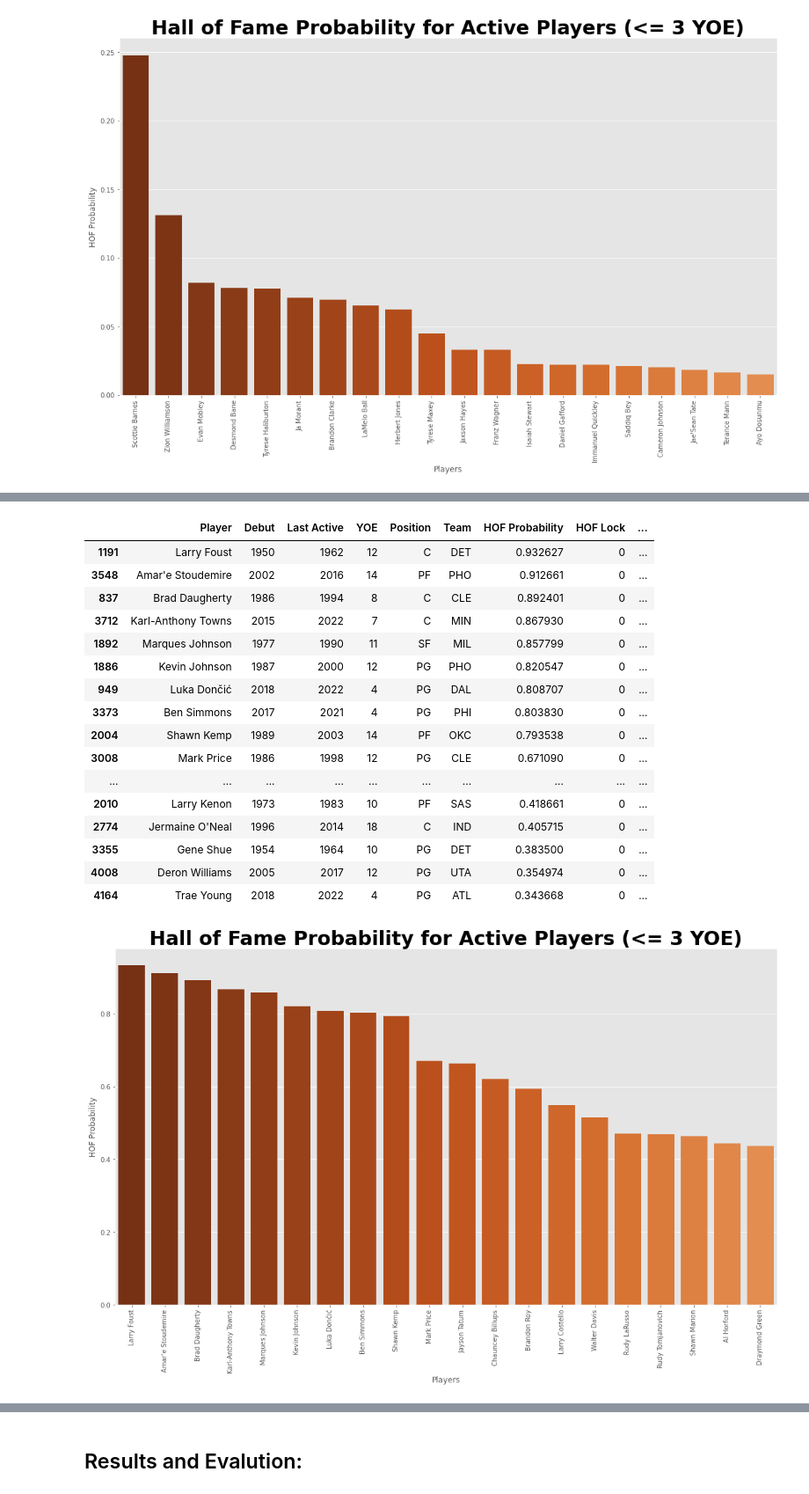
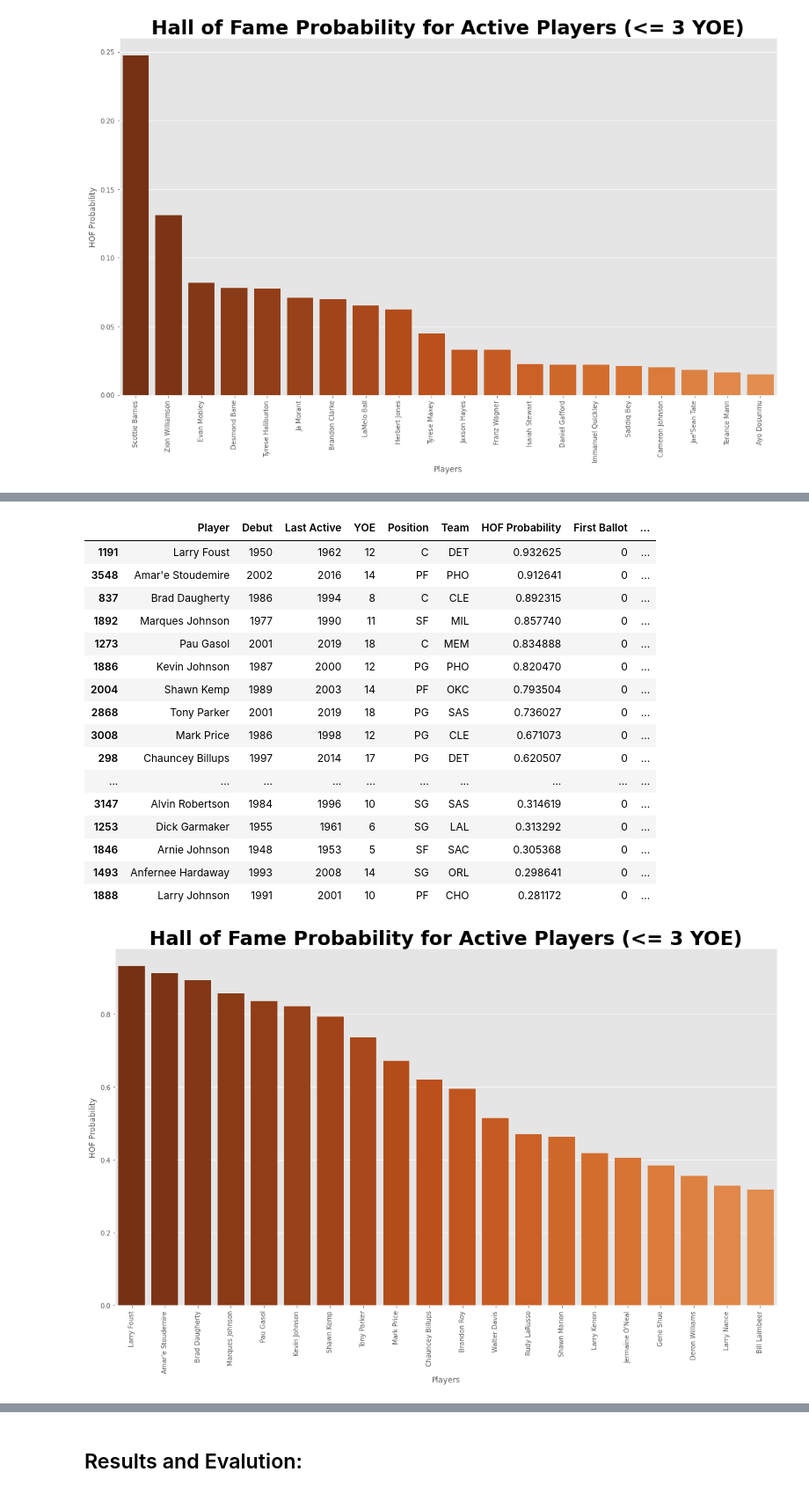
Before and after one commit to ctoeun/nba-hof-predictor, a Jupyter notebook: hof-analysis-predictions.ipynb, the cells around one changed output, grey strips where cells are left out. Shown at 88% size. Drawn from its saved outputs; the diff is of its cells as text; code cells hidden in the pictures.

```diff
--- a/hof-analysis-predictions.ipynb
+++ b/hof-analysis-predictions.ipynb
@@ -931,38 +910,44 @@ display(nba_players_hof_prob[show_columns].head(50))
 # %%
 # check for retired players who aren't predicted to be hof locks (first ballot), but soon to be hofs
-display(nba_players_hof_prob[show_columns][nba_players_hof_prob['HOF Lock'] == 0].head(25))
+display(nba_players_hof_prob[show_columns][(nba_players_hof_prob['First Ballot'] == 0) &
+                                          (nba_players_hof_prob['Hall of Fame'] == 0) &
+                                          (nba_players_hof_prob['Retired'] == 1)].head(25))
 # %% [output]
-|  | Player | Debut | Last Active | YOE | Position | Team | HOF Probability | HOF Lock | ... |
-| 1191 | Larry Foust | 1950 | 1962 | 12 | C | DET | 0.932627 | 0 | ... |
-| 3548 | Amar'e Stoudemire | 2002 | 2016 | 14 | PF | PHO | 0.912661 | 0 | ... |
-| 837 | Brad Daugherty | 1986 | 1994 | 8 | C | CLE | 0.892401 | 0 | ... |
-| 3712 | Karl-Anthony Towns | 2015 | 2022 | 7 | C | MIN | 0.867930 | 0 | ... |
-| 1892 | Marques Johnson | 1977 | 1990 | 11 | SF | MIL | 0.857799 | 0 | ... |
-| 1886 | Kevin Johnson | 1987 | 2000 | 12 | PG | PHO | 0.820547 | 0 | ... |
-| 949 | Luka Dončić | 2018 | 2022 | 4 | PG | DAL | 0.808707 | 0 | ... |
-| 3373 | Ben Simmons | 2017 | 2021 | 4 | PG | PHI | 0.803830 | 0 | ... |
-| 2004 | Shawn Kemp | 1989 | 2003 | 14 | PF | OKC | 0.793538 | 0 | ... |
-| 3008 | Mark Price | 1986 | 1998 | 12 | PG | CLE | 0.671090 | 0 | ... |
+|  | Player | Debut | Last Active | YOE | Position | Team | HOF Probability | First Ballot | ... |
+| 1191 | Larry Foust | 1950 | 1962 | 12 | C | DET | 0.932625 | 0 | ... |
+| 3548 | Amar'e Stoudemire | 2002 | 2016 | 14 | PF | PHO | 0.912641 | 0 | ... |
+| 837 | Brad Daugherty | 1986 | 1994 | 8 | C | CLE | 0.892315 | 0 | ... |
+| 1892 | Marques Johnson | 1977 | 1990 | 11 | SF | MIL | 0.857740 | 0 | ... |
+| 1273 | Pau Gasol | 2001 | 2019 | 18 | C | MEM | 0.834888 | 0 | ... |
+| 1886 | Kevin Johnson | 1987 | 2000 | 12 | PG | PHO | 0.820470 | 0 | ... |
+| 2004 | Shawn Kemp | 1989 | 2003 | 14 | PF | OKC | 0.793504 | 0 | ... |
+| 2868 | Tony Parker | 2001 | 2019 | 18 | PG | SAS | 0.736027 | 0 | ... |
+| 3008 | Mark Price | 1986 | 1998 | 12 | PG | CLE | 0.671073 | 0 | ... |
+| 298 | Chauncey Billups | 1997 | 2014 | 17 | PG | DET | 0.620507 | 0 | ... |
 | ... | ... | ... | ... | ... | ... | ... | ... | ... | ... |
-| 2010 | Larry Kenon | 1973 | 1983 | 10 | PF | SAS | 0.418661 | 0 | ... |
-| 2774 | Jermaine O'Neal | 1996 | 2014 | 18 | C | IND | 0.405715 | 0 | ... |
-| 3355 | Gene Shue | 1954 | 1964 | 10 | PG | DET | 0.383500 | 0 | ... |
-| 4008 | Deron Williams | 2005 | 2017 | 12 | PG | UTA | 0.354974 | 0 | ... |
-| 4164 | Trae Young | 2018 | 2022 | 4 | PG | ATL | 0.343668 | 0 | ... |
+| 3147 | Alvin Robertson | 1984 | 1996 | 10 | SG | SAS | 0.314619 | 0 | ... |
+| 1253 | Dick Garmaker | 1955 | 1961 | 6 | SG | LAL | 0.313292 | 0 | ... |
+| 1846 | Arnie Johnson | 1948 | 1953 | 5 | SF | SAC | 0.305368 | 0 | ... |
+| 1493 | Anfernee Hardaway | 1993 | 2008 | 14 | SG | ORL | 0.298641 | 0 | ... |
+| 1888 | Larry Johnson | 1991 | 2001 | 10 | PF | CHO | 0.281172 | 0 | ... |
 # %%
 plt.figure(figsize=(15,10))
 
 ax = sns.barplot(x='Player', y='HOF Probability',
-                 data=nba_players_hof_prob[nba_players_hof_prob['HOF Lock'] == 0][:20],
+                 data=nba_players_hof_prob[(nba_players_hof_prob['Hall of Fame'] == 0) &
+                                          (nba_players_hof_prob['Retired'] == 1) &
+                                          (nba_players_hof_prob['First Ballot'] == 0)][:20],
                                              palette=sns.color_palette("Oranges_r", 40))
-ax.set_xticklabels(nba_players_hof_prob[nba_players_hof_prob['HOF Lock'] == 0]['Player'][:20], rotation=90)
+ax.set_xticklabels(nba_players_hof_prob[(nba_players_hof_prob['Hall of Fame'] == 0) &
+                                       (nba_players_hof_prob['Retired'] == 1) &
+                                       (nba_players_hof_prob['First Ballot'] == 0)]['Player'][:20], rotation=90)
 ax.set(xlabel='Players', ylabel='HOF Probability')
 plt.title('Hall of Fame Probability for Active Players (<= 3 YOE)', fontsize=30, fontweight='bold')
 plt.tight_layout()
 
 # plt.savefig('graphs/2023_hof_prob.png')
 plt.show()
 # %% [output]
-[figure, old version]
+[figure, new version]
 # %%
 # current hall of famers who were not predicted to be in the hall of fame
```
Also changed, not shown: parts of 39 cells of this notebook, 25 other files.
